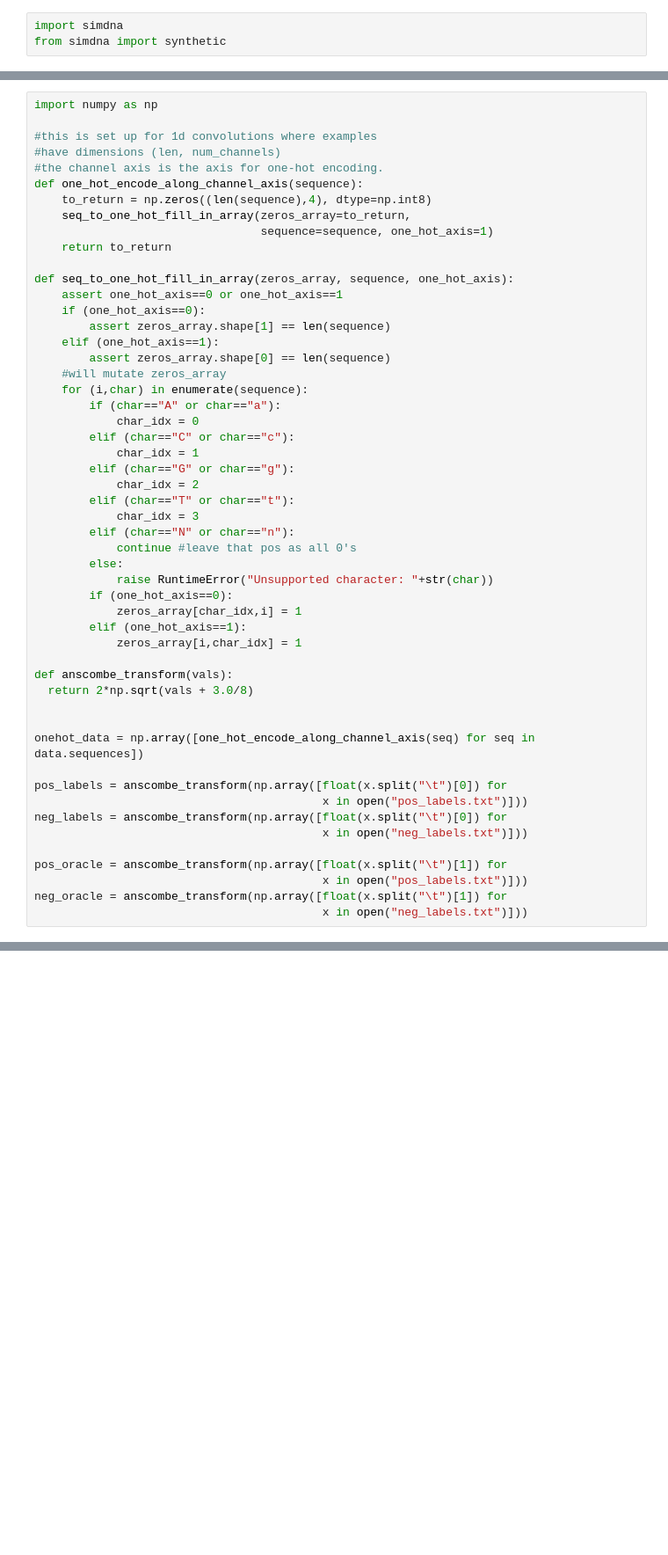
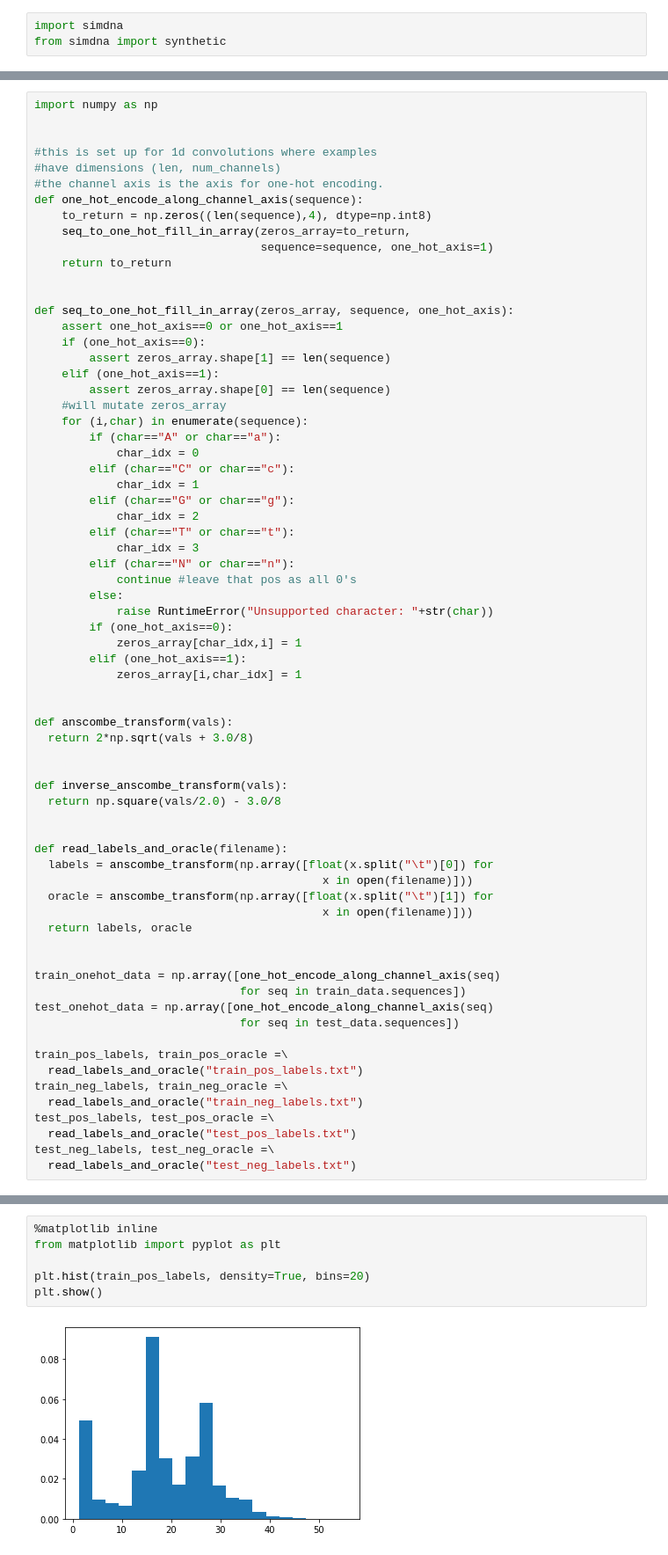
Before and after one commit to kundajelab/feature_interactions, a Jupyter notebook: av/TrainModels.ipynb, the cells around one changed output, grey strips where cells are left out. Shown at 88% size. Saved outputs shown, nothing was run; the diff lists cells and outputs as text; blank space fills up the shorter version.

```diff
--- a/av/TrainModels.ipynb
+++ b/av/TrainModels.ipynb
@@ -89,5 +96,6 @@ data = synthetic.read_simdata_file("simulation.simdata")
 # %%
 import numpy as np
+
 
 #this is set up for 1d convolutions where examples
 #have dimensions (len, num_channels)
@@ -97,6 +105,7 @@ def one_hot_encode_along_channel_axis(sequence):
     seq_to_one_hot_fill_in_array(zeros_array=to_return,
                                  sequence=sequence, one_hot_axis=1)
     return to_return
+
 
 def seq_to_one_hot_fill_in_array(zeros_array, sequence, one_hot_axis):
     assert one_hot_axis==0 or one_hot_axis==1
@@ -123,19 +132,34 @@ def seq_to_one_hot_fill_in_array(zeros_array, sequence, one_hot_axis):
         elif (one_hot_axis==1):
             zeros_array[i,char_idx] = 1
 
+
 def anscombe_transform(vals):
   return 2*np.sqrt(vals + 3.0/8)
 
 
-onehot_data = np.array([one_hot_encode_along_channel_axis(seq) for seq in data.sequences])
+def inverse_anscombe_transform(vals):
+  return np.square(vals/2.0) - 3.0/8
 
-pos_labels = anscombe_transform(np.array([float(x.split("\t")[0]) for
-                                          x in open("pos_labels.txt")]))
-neg_labels = anscombe_transform(np.array([float(x.split("\t")[0]) for
-                                          x in open("neg_labels.txt")]))
 
-pos_oracle = anscombe_transform(np.array([float(x.split("\t")[1]) for
-                                          x in open("pos_labels.txt")]))
-neg_oracle = anscombe_transform(np.array([float(x.split("\t")[1]) for
-                                          x in open("neg_labels.txt")]))
+def read_labels_and_oracle(filename):
+  labels = anscombe_transform(np.array([float(x.split("\t")[0]) for
+                                          x in open(filename)]))
+  oracle = anscombe_transform(np.array([float(x.split("\t")[1]) for
+                                          x in open(filename)]))
+  return labels, oracle
+
+
+train_onehot_data = np.array([one_hot_encode_along_channel_axis(seq)
+                              for seq in train_data.sequences])
+test_onehot_data = np.array([one_hot_encode_along_channel_axis(seq)
+                              for seq in test_data.sequences])
+
+train_pos_labels, train_pos_oracle =\
+  read_labels_and_oracle("train_pos_labels.txt")
+train_neg_labels, train_neg_oracle =\
+  read_labels_and_oracle("train_neg_labels.txt")
+test_pos_labels, test_pos_oracle =\
+  read_labels_and_oracle("test_pos_labels.txt")
+test_neg_labels, test_neg_oracle =\
+  read_labels_and_oracle("test_neg_labels.txt")
 # %% [markdown]
@@ -288,0 +274,8 @@ dlfym
+# %%
+%matplotlib inline
+from matplotlib import pyplot as plt
+
+plt.hist(train_pos_labels, density=True, bins=20)
+plt.show()
+# %% [output]
+[figure, added]
```
Also changed, not shown: parts of 22 cells of this notebook.
